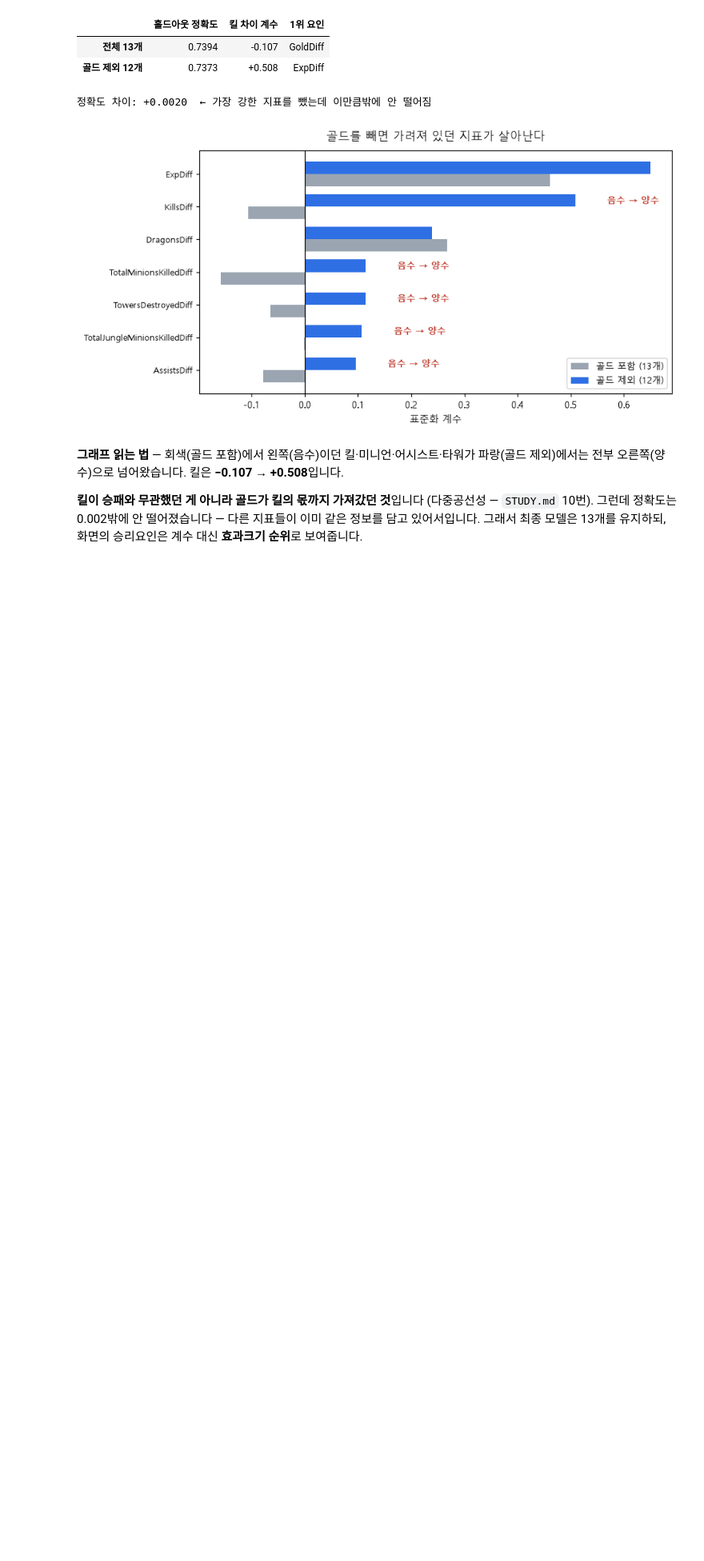
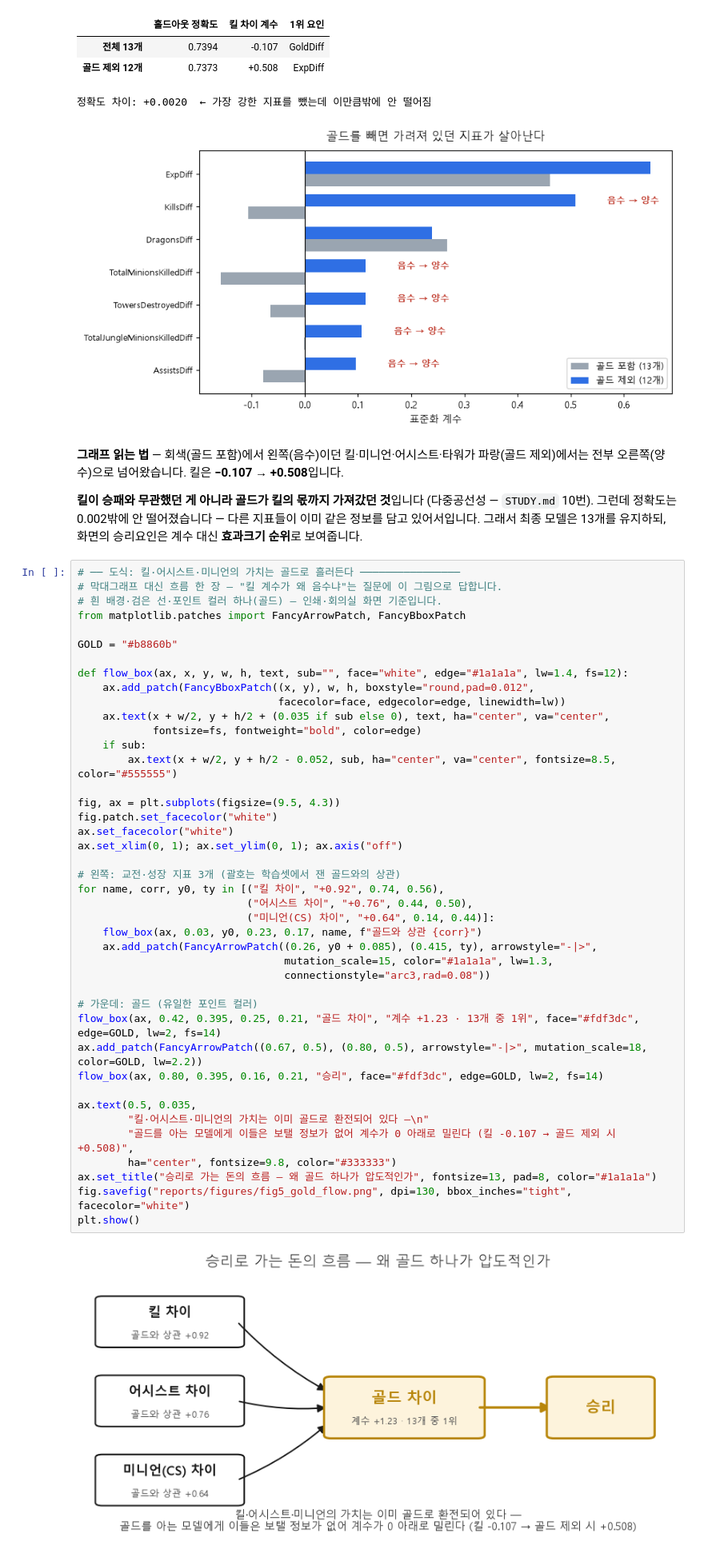
Before and after one commit to wpalswpa/project2608, a Jupyter notebook: reports/model_report.ipynb, the cells around one changed output. Shown at 80% size. Saved outputs shown, nothing was run; the diff lists cells and outputs as text; blank space fills up the shorter version.

```diff
--- a/reports/model_report.ipynb
+++ b/reports/model_report.ipynb
@@ -493,3 +499,47 @@ plt.show()
 **킬이 승패와 무관했던 게 아니라 골드가 킬의 몫까지 가져갔던 것**입니다 (다중공선성 — `STUDY.md` 10번).
 그런데 정확도는 0.002밖에 안 떨어졌습니다 — 다른 지표들이 이미 같은 정보를 담고 있어서입니다.
 그래서 최종 모델은 13개를 유지하되, 화면의 승리요인은 계수 대신 **효과크기 순위**로 보여줍니다.
+# %%
+# ── 도식: 킬·어시스트·미니언의 가치는 골드로 흘러든다 ────────────────
+# 막대그래프 대신 흐름 한 장 — "킬 계수가 왜 음수냐"는 질문에 이 그림으로 답합니다.
+# 흰 배경·검은 선·포인트 컬러 하나(골드) — 인쇄·회의실 화면 기준입니다.
+from matplotlib.patches import FancyArrowPatch, FancyBboxPatch
+
+GOLD = "#b8860b"
+
+def flow_box(ax, x, y, w, h, text, sub="", face="white", edge="#1a1a1a", lw=1.4, fs=12):
+    ax.add_patch(FancyBboxPatch((x, y), w, h, boxstyle="round,pad=0.012",
+                                facecolor=face, edgecolor=edge, linewidth=lw))
+    ax.text(x + w/2, y + h/2 + (0.035 if sub else 0), text, ha="center", va="center",
+            fontsize=fs, fontweight="bold", color=edge)
+    if sub:
+        ax.text(x + w/2, y + h/2 - 0.052, sub, ha="center", va="center", fontsize=8.5, color="#555555")
+
+fig, ax = plt.subplots(figsize=(9.5, 4.3))
+fig.patch.set_facecolor("white")
+ax.set_facecolor("white")
+ax.set_xlim(0, 1); ax.set_ylim(0, 1); ax.axis("off")
+
+# 왼쪽: 교전·성장 지표 3개 (괄호는 학습셋에서 잰 골드와의 상관)
+for name, corr, y0, ty in [("킬 차이", "+0.92", 0.74, 0.56),
+                           ("어시스트 차이", "+0.76", 0.44, 0.50),
+                           ("미니언(CS) 차이", "+0.64", 0.14, 0.44)]:
+    flow_box(ax, 0.03, y0, 0.23, 0.17, name, f"골드와 상관 {corr}")
+    ax.add_patch(FancyArrowPatch((0.26, y0 + 0.085), (0.415, ty), arrowstyle="-|>",
+                                 mutation_scale=15, color="#1a1a1a", lw=1.3,
+                                 connectionstyle="arc3,rad=0.08"))
+
+# 가운데: 골드 (유일한 포인트 컬러)
+flow_box(ax, 0.42, 0.395, 0.25, 0.21, "골드 차이", "계수 +1.23 · 13개 중 1위", face="#fdf3dc", edge=GOLD, lw=2, fs=14)
+ax.add_patch(FancyArrowPatch((0.67, 0.5), (0.80, 0.5), arrowstyle="-|>", mutation_scale=18, color=GOLD, lw=2.2))
+flow_box(ax, 0.80, 0.395, 0.16, 0.21, "승리", face="#fdf3dc", edge=GOLD, lw=2, fs=14)
+
+ax.text(0.5, 0.035,
+        "킬·어시스트·미니언의 가치는 이미 골드로 환전되어 있다 —\n"
+        "골드를 아는 모델에게 이들은 보탤 정보가 없어 계수가 0 아래로 밀린다 (킬 -0.107 → 골드 제외 시 +0.508)",
+        ha="center", fontsize=9.8, color="#333333")
+ax.set_title("승리로 가는 돈의 흐름 — 왜 골드 하나가 압도적인가", fontsize=13, pad=8, color="#1a1a1a")
+fig.savefig("reports/figures/fig5_gold_flow.png", dpi=130, bbox_inches="tight", facecolor="white")
+plt.show()
+# %% [output]
+[figure, added]
```
Also changed, not shown: parts of 20 cells of this notebook, 4 other files.
